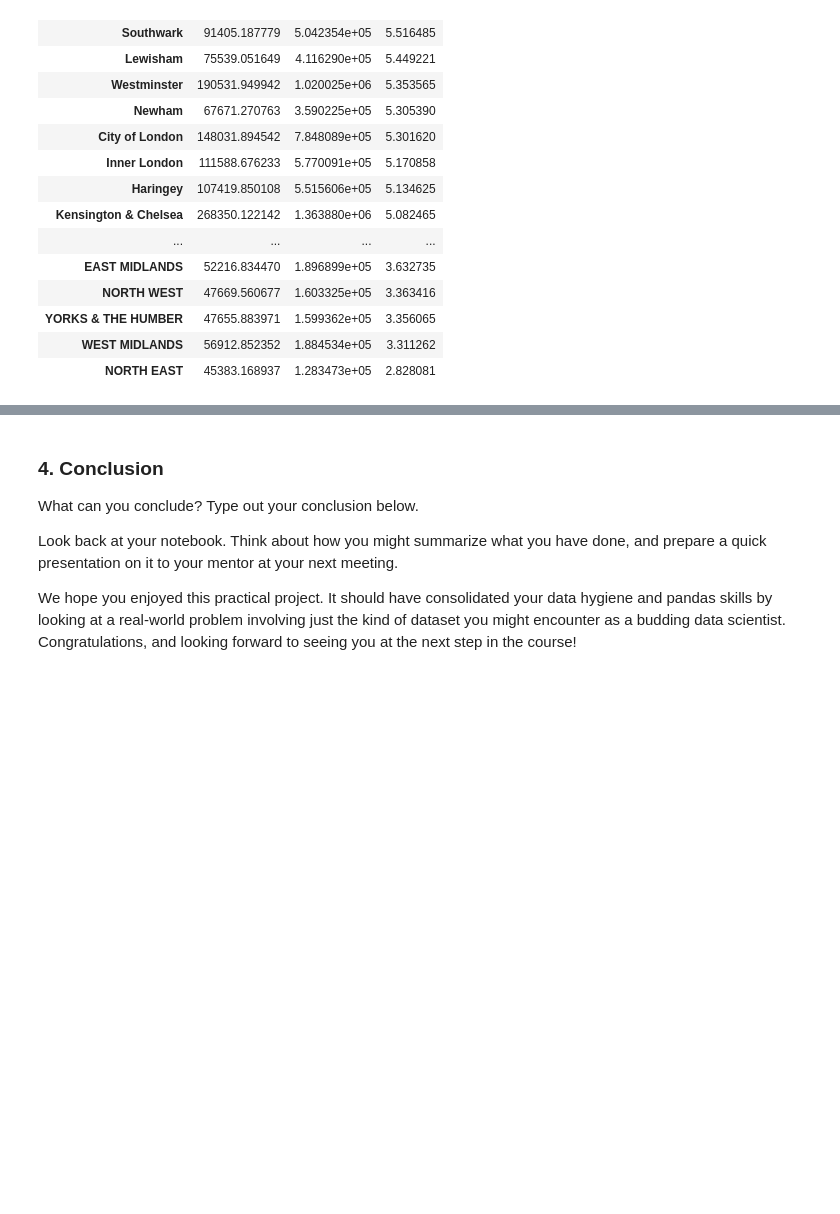
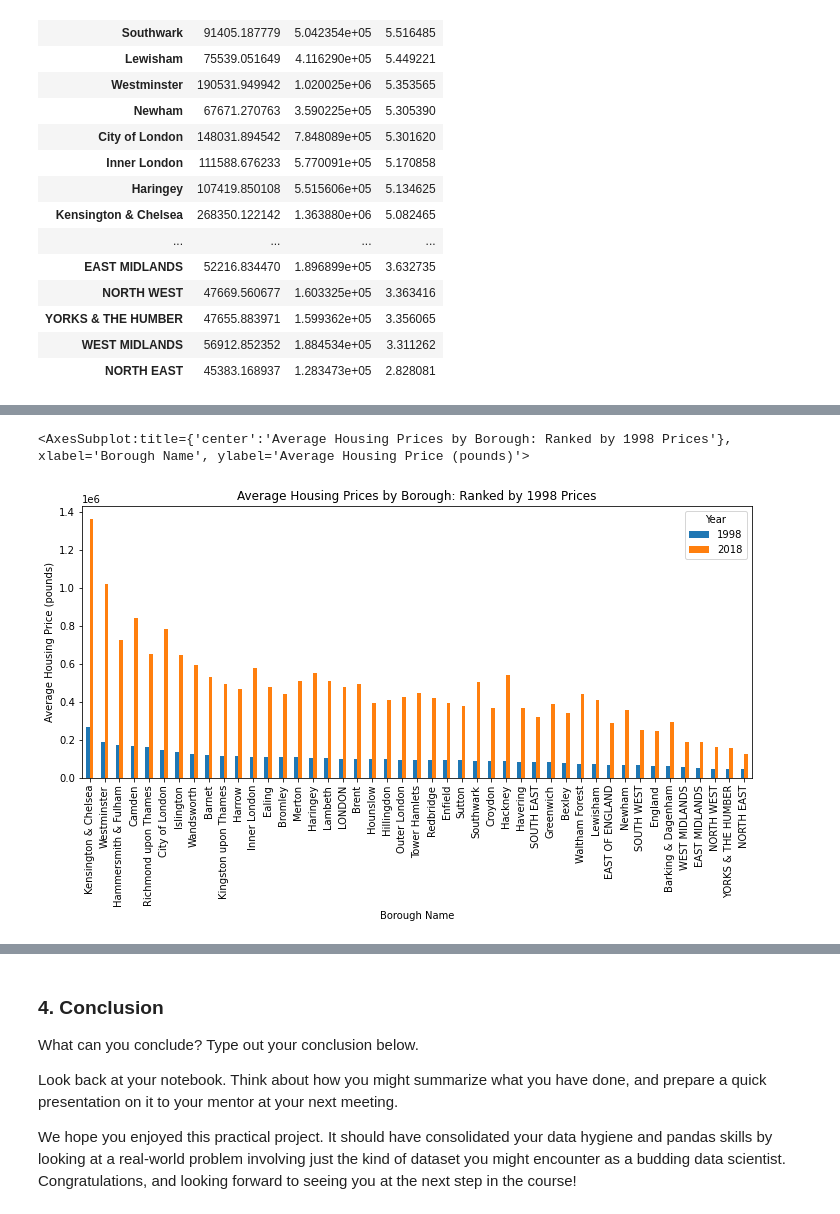
Before and after one commit to admveen/SpringBoard-Week4, a Jupyter notebook: LondonHousingDataClean.ipynb, the cells around one changed output, grey strips where cells are left out. Saved outputs shown, nothing was run; the diff lists cells and outputs as text; code cells hidden in the pictures; blank space fills up the shorter version.

```diff
--- a/LondonHousingDataClean.ipynb
+++ b/LondonHousingDataClean.ipynb
@@ -384,0 +389,3 @@ HousingGrowth
+# %%
+HG1998 = HousingGrowth.sort_values(('Average Price', 1998), ascending = False )
+HG1998
@@ -384,0 +446,5 @@ HousingGrowth
+# %%
+HG1998['Average Price'][[1998,2018]].plot(kind = 'bar', ylabel = 'Average Housing Price (pounds)', title = 'Average Housing Prices by Borough: Ranked by 1998 Prices', figsize=((12,5)) )
+# %% [output]
+<AxesSubplot:title={'center':'Average Housing Prices by Borough: Ranked by 1998 Prices'}, xlabel='Borough Name', ylabel='Average Housing Price (pounds)'>
+[figure, added]
```
Also changed, not shown: parts of 11 cells of this notebook.
